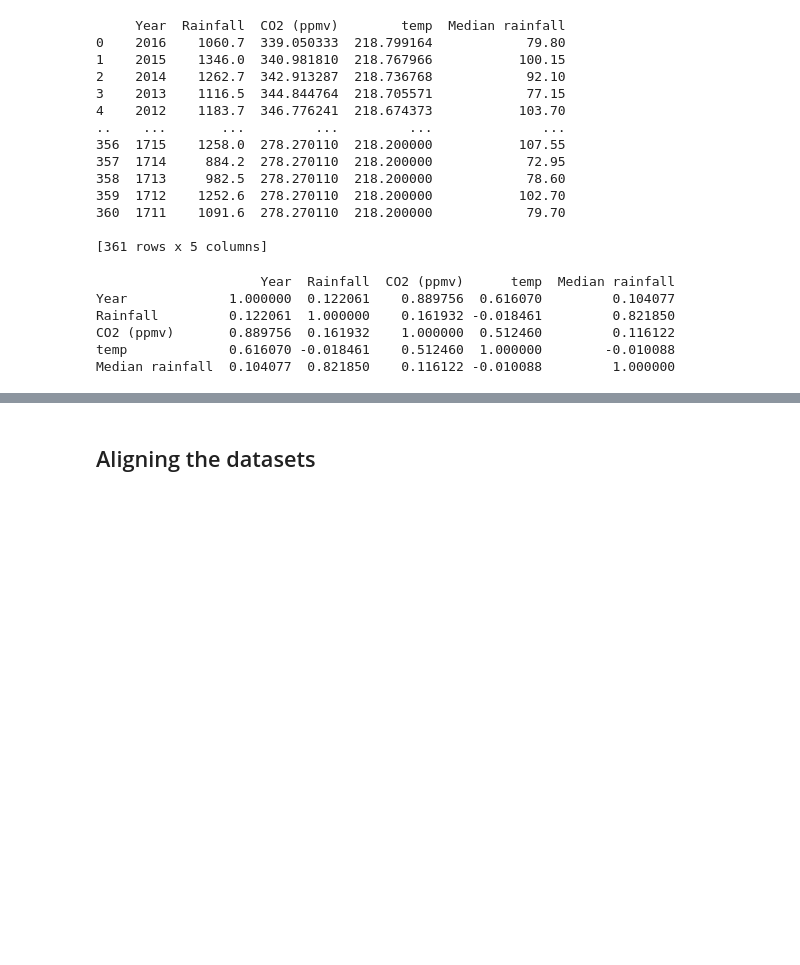
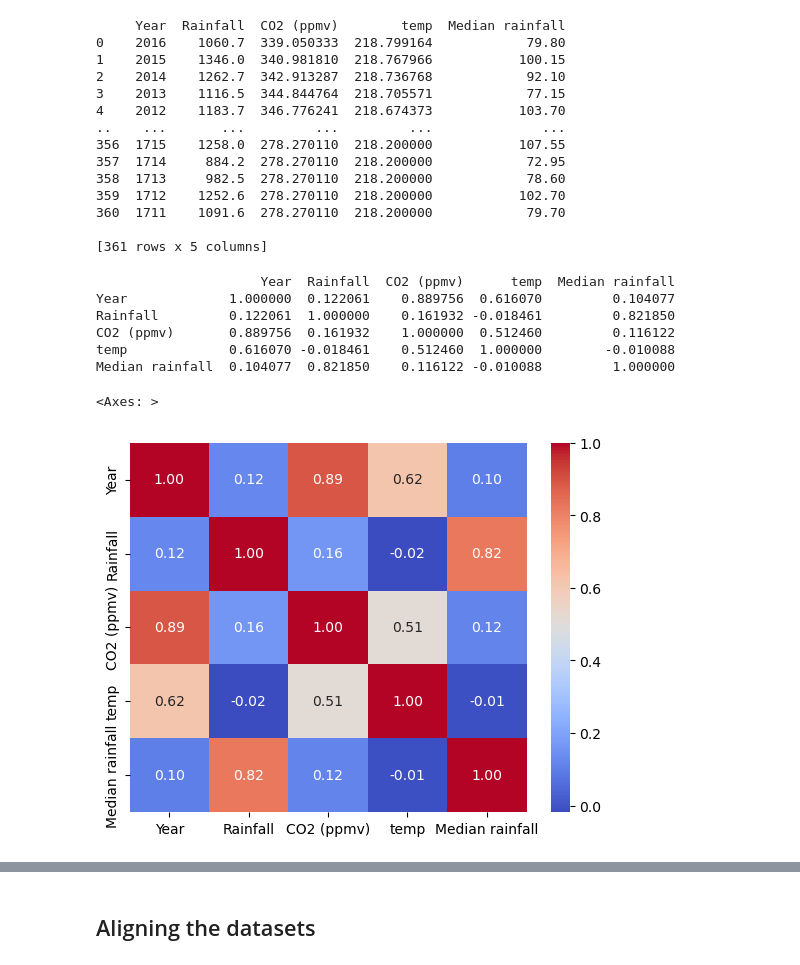
Before and after one commit to nexlanglxm/climate-data-analysis, a Jupyter notebook: project2/project.ipynb, the cells around one changed output, grey strips where cells are left out. Saved outputs shown, nothing was run; the diff lists cells and outputs as text; code cells hidden in the pictures; blank space fills up the shorter version.

```diff
--- a/project2/project.ipynb
+++ b/project2/project.ipynb
@@ -730,14 +600,17 @@ combined_raindata.to_json('./data/generated/combined_raindata_interpolated.json'
 [361 rows x 5 columns]
 # %%
 # Calculate the correlation matrix
-correlation_matrix = combined_raindata.corr()
+rain_matrix = combined_raindata.corr()
 
 # Display the correlation matrix
-print(correlation_matrix)
+print(rain_matrix)
+sns.heatmap(rain_matrix, cmap='coolwarm', annot=True, fmt='.2f')
 # %% [output]
                      Year  Rainfall  CO2 (ppmv)      temp  Median rainfall
 Year             1.000000  0.122061    0.889756  0.616070         0.104077
 Rainfall         0.122061  1.000000    0.161932 -0.018461         0.821850
 CO2 (ppmv)       0.889756  0.161932    1.000000  0.512460         0.116122
 temp             0.616070 -0.018461    0.512460  1.000000        -0.010088
 Median rainfall  0.104077  0.821850    0.116122 -0.010088         1.000000
+<Axes: >
+[figure, added]
```
Also changed, not shown: parts of 13 cells of this notebook.
